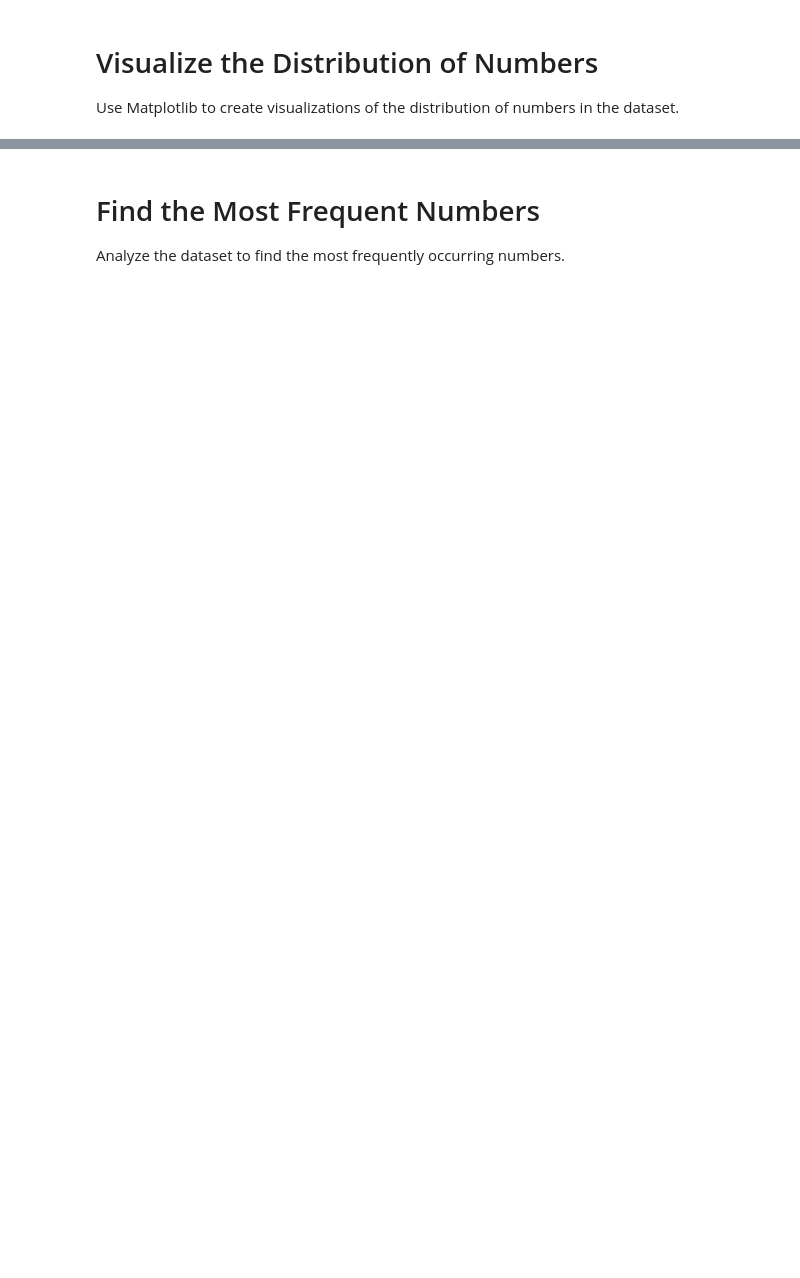
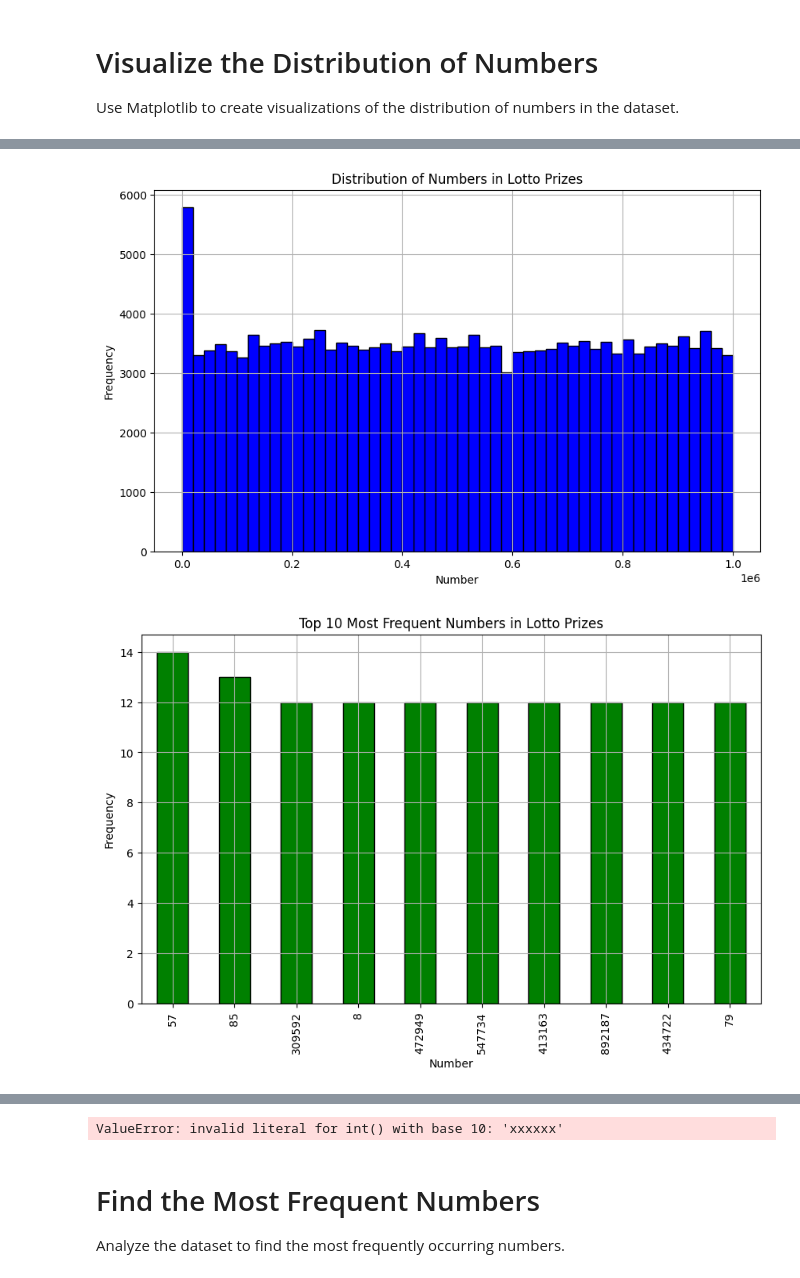
Before and after one commit to constantcmu/Data-Set-Thai-Lotto, a Jupyter notebook: Matplotlib_Pandas_for_analy.ipynb, the cells around one changed output, grey strips where cells are left out. Drawn from its saved outputs; the diff is of its cells as text; code cells hidden in the pictures; blank space fills up the shorter version.

```diff
--- a/Matplotlib_Pandas_for_analy.ipynb
+++ b/Matplotlib_Pandas_for_analy.ipynb
@@ -15,7 +17,7 @@ Load the CSV file into a Pandas DataFrame.
 # %%
 # Load the CSV file into a Pandas DataFrame
-file_path = '/d:/RID_NATTAWUT/Coding/github_copilot/rich_huay/Data-Set-Thai-Lotto/CSV_lotto/lotto_prize_combined.csv'
+file_path = r'D:\RID_NATTAWUT\Coding\github_copilot\rich_huay\Data-Set-Thai-Lotto\CSV_lotto\lotto_prize_combined.csv'
 df = pd.read_csv(file_path)
 
 # Display the first few rows of the DataFrame to verify the data is loaded correctly
-df.head()
+df.head(2)
@@ -33,7 +39,7 @@ print("Missing values in each column:\n", missing_values)
 df.fillna('N/A', inplace=True)
 
 # Convert 'date' column to datetime format
-df['date'] = pd.to_datetime(df['date'], format='%d-%m-%Y')
+# df['date'] = pd.to_datetime(df['date'], format='%d-%m-%Y', dayfirst=True)
 
 # Convert prize columns from string representation of lists to actual lists
 import ast
@@ -49,0 +73,55 @@ Use Matplotlib to create visualizations of the distribution of numbers in the da
+# %%
+# Function to safely convert values to integers
+def safe_int_conversion(value):
+    try:
+        return int(value)
+    except ValueError:
+        return None
+
+# Apply the safe conversion function to the prize columns
+for col in prize_columns:
+    df[col] = df[col].apply(lambda x: [safe_int_conversion(i) for i in x])
+
+# Remove None values from the lists
+for col in prize_columns:
+    df[col] = df[col].apply(lambda x: [i for i in x if i is not None])
+
+# Extract all numbers from the prize columns and flatten the list
+all_numbers = []
+for col in prize_columns:
+    all_numbers.extend(df[col].explode().dropna().astype(int).tolist())
+
+# Create a Pandas Series from the list of all numbers
+numbers_series = pd.Series(all_numbers)
+
+# Plot the distribution of numbers using a histogram
+plt.figure(figsize=(10, 6))
+plt.hist(numbers_series, bins=50, color='blue', edgecolor='black')
+plt.title('Distribution of Numbers in Lotto Prizes')
+plt.xlabel('Number')
+plt.ylabel('Frequency')
+plt.grid(True)
+plt.show()
+
+# Plot the top 10 most frequent numbers
+top_10_numbers = numbers_series.value_counts().head(10)
+plt.figure(figsize=(10, 6))
+top_10_numbers.plot(kind='bar', color='green', edgecolor='black')
+plt.title('Top 10 Most Frequent Numbers in Lotto Prizes')
+plt.xlabel('Number')
+plt.ylabel('Frequency')
+plt.grid(True)
+plt.show()
+
+# Plot the top 10 least frequent numbers
+bottom_10_numbers = numbers_series.value_counts().tail(10)
+plt.figure(figsize=(10, 6))
+bottom_10_numbers.plot(kind='bar', color='red', edgecolor='black')
+plt.title('Top 10 Least Frequent Numbers in Lotto Prizes')
+plt.xlabel('Number')
+plt.ylabel('Frequency')
+plt.grid(True)
+plt.show()
+# %% [output]
+[figure, added]
+[figure, added]
@@ -86,6 +165,8 @@ plt.xlabel('Number')
 plt.ylabel('Frequency')
 plt.grid(True)
 plt.show()
+# %% [output]
+ValueError: invalid literal for int() with base 10: 'xxxxxx'
 # %% [markdown]
 # Find the Most Frequent Numbers
 Analyze the dataset to find the most frequently occurring numbers.
```
Also changed, not shown: parts of 16 cells of this notebook, 14 other files.
